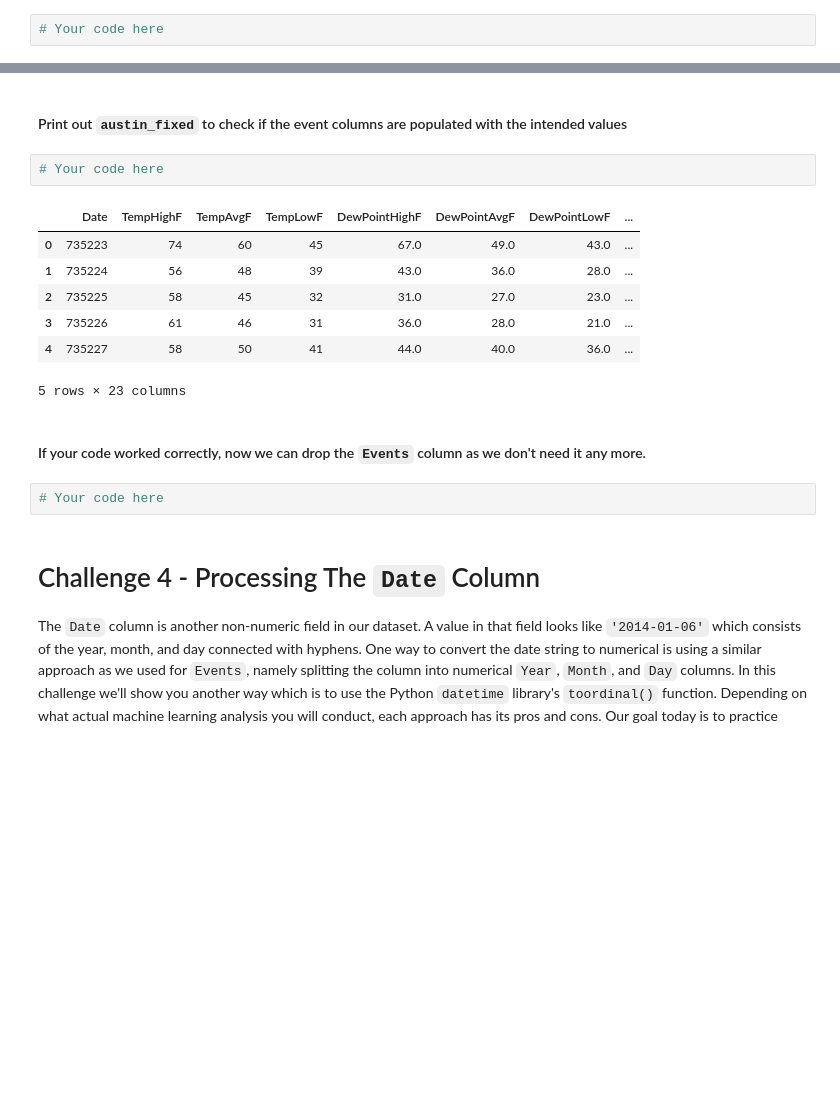
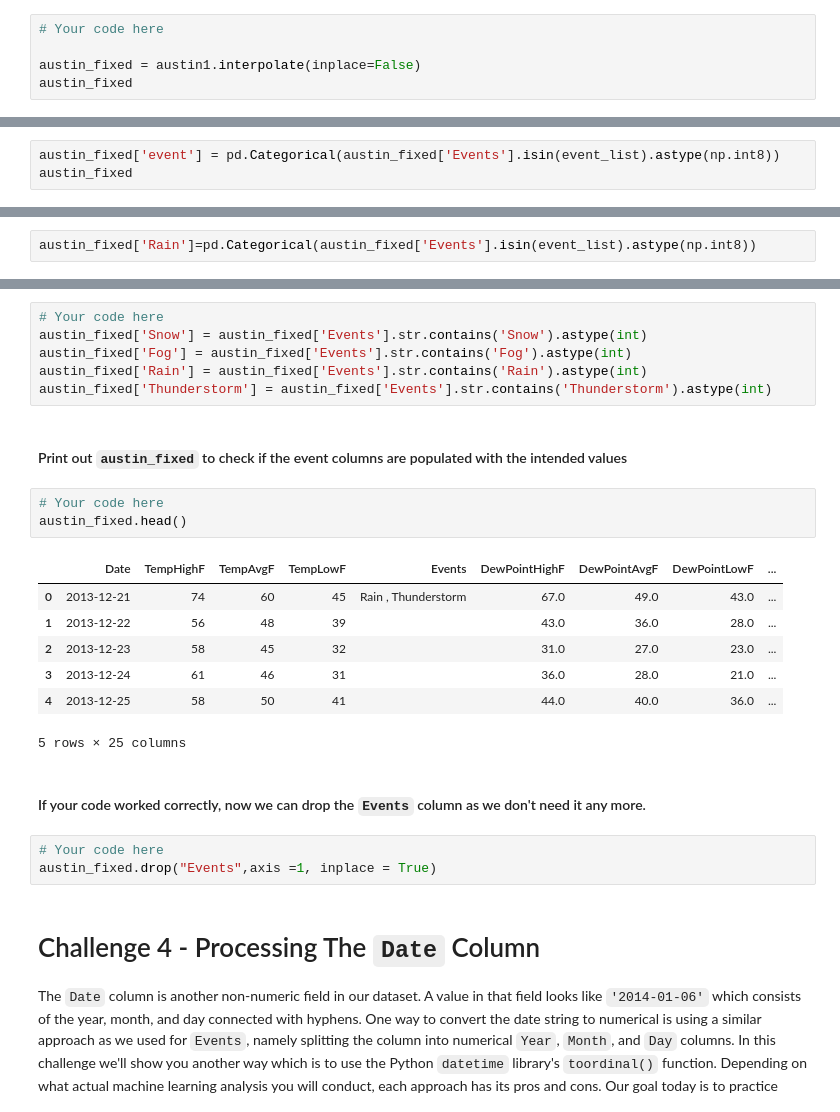
Before and after one commit to ta-data-remote/lab-intro-to-ml, a Jupyter notebook: your-code/main.ipynb, the cells around one changed output, grey strips where cells are left out. Saved outputs shown, nothing was run; the diff lists cells and outputs as text; blank space fills up the shorter version.

```diff
--- a/your-code/main.ipynb
+++ b/your-code/main.ipynb
@@ -223,3 +283,6 @@ If you would like to read more about linear interpolation, you can do so [here](
 In the following cell, use the `.interpolate()` function on the entire dataframe. This time pass the `inplace=False` argument to the function and assign the interpolated dataframe to a new variable called `austin_fixed` so that we can compare with `austin`.
 # %%
 # Your code here
+
+austin_fixed = austin1.interpolate(inplace=False)
+austin_fixed
@@ -311,0 +395,3 @@ event_list = ['Snow', 'Fog', 'Rain', 'Thunderstorm']
+# %%
+austin_fixed['event'] = pd.Categorical(austin_fixed['Events'].isin(event_list).astype(np.int8))
+austin_fixed
@@ -311,0 +412,2 @@ event_list = ['Snow', 'Fog', 'Rain', 'Thunderstorm']
+# %%
+austin_fixed['Rain']=pd.Categorical(austin_fixed['Events'].isin(event_list).astype(np.int8))
@@ -324,19 +429,27 @@ You will check the *Events* column. If its string value contains `Rain`, then th
+# %%
+# Your code here
+austin_fixed['Snow'] = austin_fixed['Events'].str.contains('Snow').astype(int)
+austin_fixed['Fog'] = austin_fixed['Events'].str.contains('Fog').astype(int)
+austin_fixed['Rain'] = austin_fixed['Events'].str.contains('Rain').astype(int)
+austin_fixed['Thunderstorm'] = austin_fixed['Events'].str.contains('Thunderstorm').astype(int)
 # %% [markdown]
 #### Print out `austin_fixed` to check if the event columns are populated with the intended values
 # %%
 # Your code here
+austin_fixed.head()
 # %% [output]
-|  | Date | TempHighF | TempAvgF | TempLowF | DewPointHighF | DewPointAvgF | DewPointLowF | ... |
-| 0 | 735223 | 74 | 60 | 45 | 67.0 | 49.0 | 43.0 | ... |
-| 1 | 735224 | 56 | 48 | 39 | 43.0 | 36.0 | 28.0 | ... |
-| 2 | 735225 | 58 | 45 | 32 | 31.0 | 27.0 | 23.0 | ... |
-| 3 | 735226 | 61 | 46 | 31 | 36.0 | 28.0 | 21.0 | ... |
-| 4 | 735227 | 58 | 50 | 41 | 44.0 | 40.0 | 36.0 | ... |
+|  | Date | TempHighF | TempAvgF | TempLowF | Events | DewPointHighF | DewPointAvgF | DewPointLowF | ... |
+| 0 | 2013-12-21 | 74 | 60 | 45 | Rain , Thunderstorm | 67.0 | 49.0 | 43.0 | ... |
+| 1 | 2013-12-22 | 56 | 48 | 39 |  | 43.0 | 36.0 | 28.0 | ... |
+| 2 | 2013-12-23 | 58 | 45 | 32 |  | 31.0 | 27.0 | 23.0 | ... |
+| 3 | 2013-12-24 | 61 | 46 | 31 |  | 36.0 | 28.0 | 21.0 | ... |
+| 4 | 2013-12-25 | 58 | 50 | 41 |  | 44.0 | 40.0 | 36.0 | ... |
-5 rows × 23 columns
+5 rows × 25 columns
 # %% [markdown]
 #### If your code worked correctly, now we can drop the `Events` column as we don't need it any more.
 # %%
 # Your code here
+austin_fixed.drop("Events",axis =1, inplace = True)
 # %% [markdown]
 # Challenge 4 - Processing The `Date` Column
 
```
Also changed, not shown: parts of 45 cells of this notebook.
